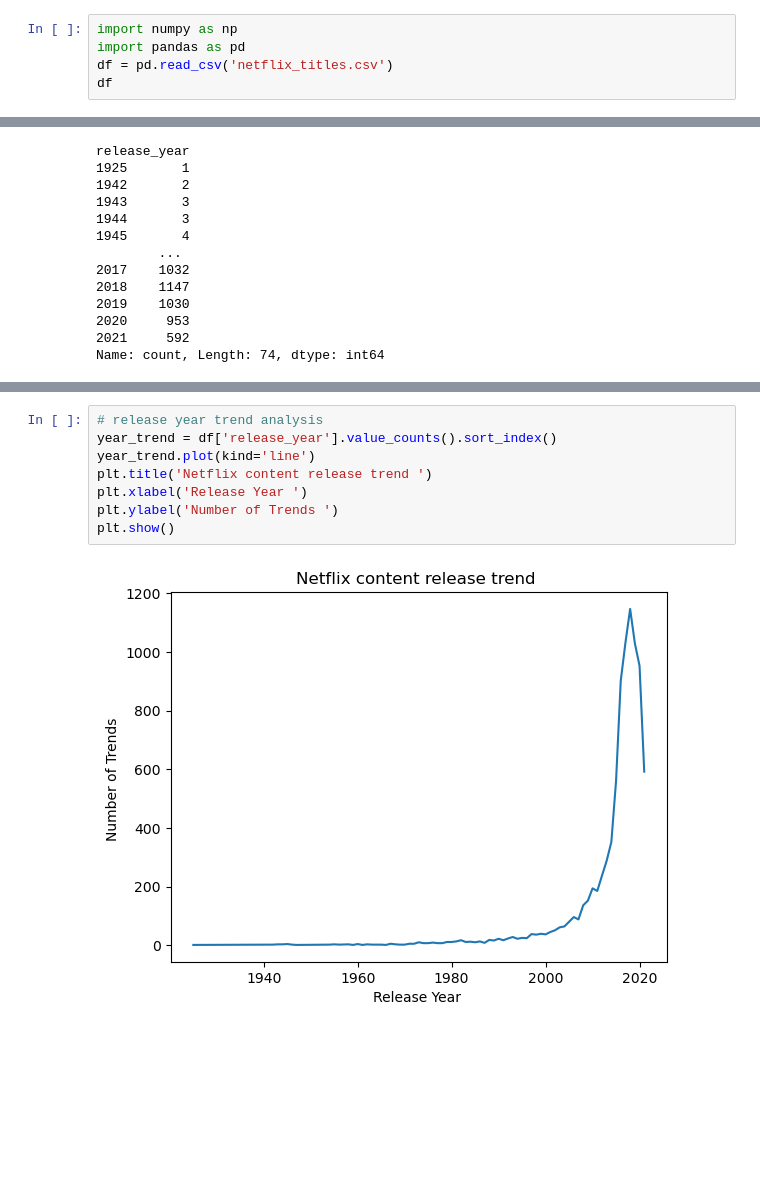
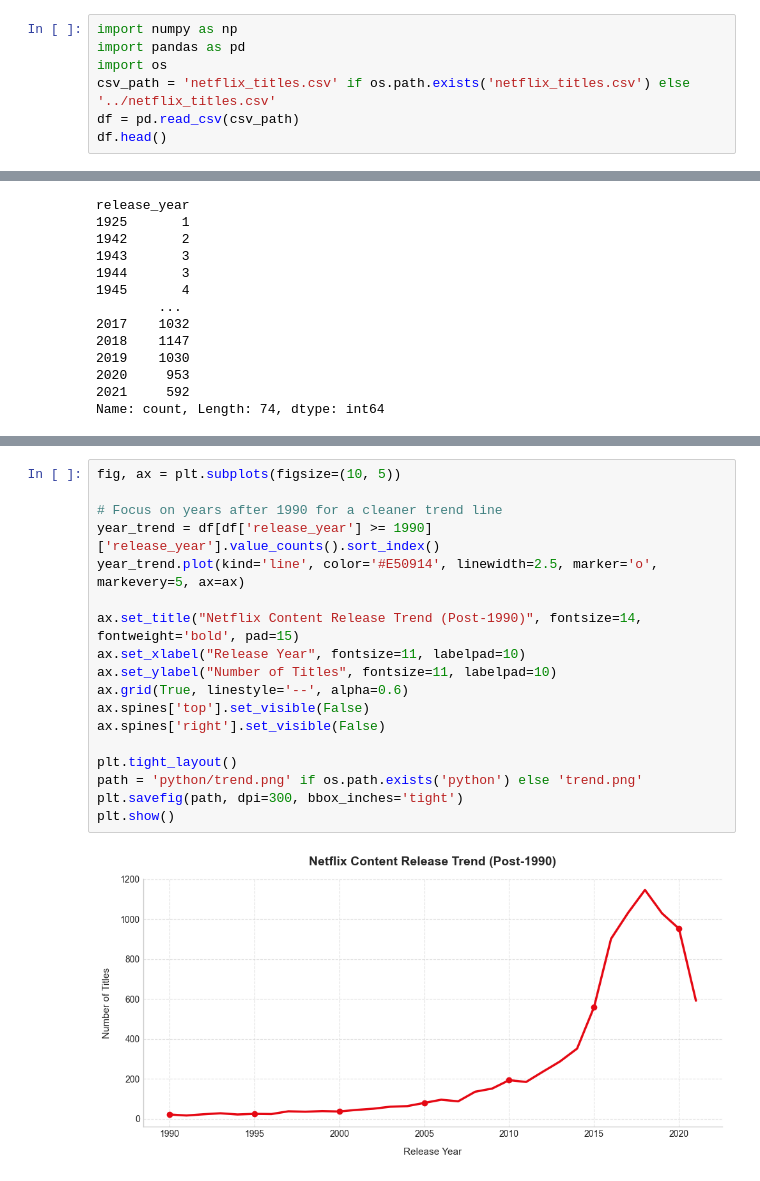
Before and after one commit to Deepanshu-8126/Netflix-Content-Analysis, a Jupyter notebook: python/netflix_data-analysis.ipynb, the cells around one changed output, grey strips where cells are left out. Drawn from its saved outputs; the diff is of its cells as text; blank space fills up the shorter version.

```diff
--- a/python/netflix_data-analysis.ipynb
+++ b/python/netflix_data-analysis.ipynb
@@ -1,8 +1,10 @@
 # %%
 import numpy as np
 import pandas as pd
-df = pd.read_csv('netflix_titles.csv')
-df
+import os
+csv_path = 'netflix_titles.csv' if os.path.exists('netflix_titles.csv') else '../netflix_titles.csv'
+df = pd.read_csv(csv_path)
+df.head()
 # %% [output]
 |  | show_id | type | title | director | cast | country | date_added | release_year | rating | duration | ... |
 | 0 | s1 | Movie | Dick Johnson Is Dead | Kirsten Johnson | NaN | United States | September 25, 2021 | 2020 | PG-13 | 90 min | ... |
@@ -162,11 +201,21 @@ plt.show()
 # %%
-# release year trend analysis
-year_trend = df['release_year'].value_counts().sort_index()
-year_trend.plot(kind='line')
-plt.title('Netflix content release trend ')
-plt.xlabel('Release Year ')
-plt.ylabel('Number of Trends ')
+fig, ax = plt.subplots(figsize=(10, 5))
+
+# Focus on years after 1990 for a cleaner trend line
+year_trend = df[df['release_year'] >= 1990]['release_year'].value_counts().sort_index()
+year_trend.plot(kind='line', color='#E50914', linewidth=2.5, marker='o', markevery=5, ax=ax)
+
+ax.set_title("Netflix Content Release Trend (Post-1990)", fontsize=14, fontweight='bold', pad=15)
+ax.set_xlabel("Release Year", fontsize=11, labelpad=10)
+ax.set_ylabel("Number of Titles", fontsize=11, labelpad=10)
+ax.grid(True, linestyle='--', alpha=0.6)
+ax.spines['top'].set_visible(False)
+ax.spines['right'].set_visible(False)
+
+plt.tight_layout()
+path = 'python/trend.png' if os.path.exists('python') else 'trend.png'
+plt.savefig(path, dpi=300, bbox_inches='tight')
 plt.show()
 # %% [output]
-[figure, old version]
+[figure, new version]
 # %%
```
Also changed, not shown: parts of 15 cells of this notebook, 9 other files.
